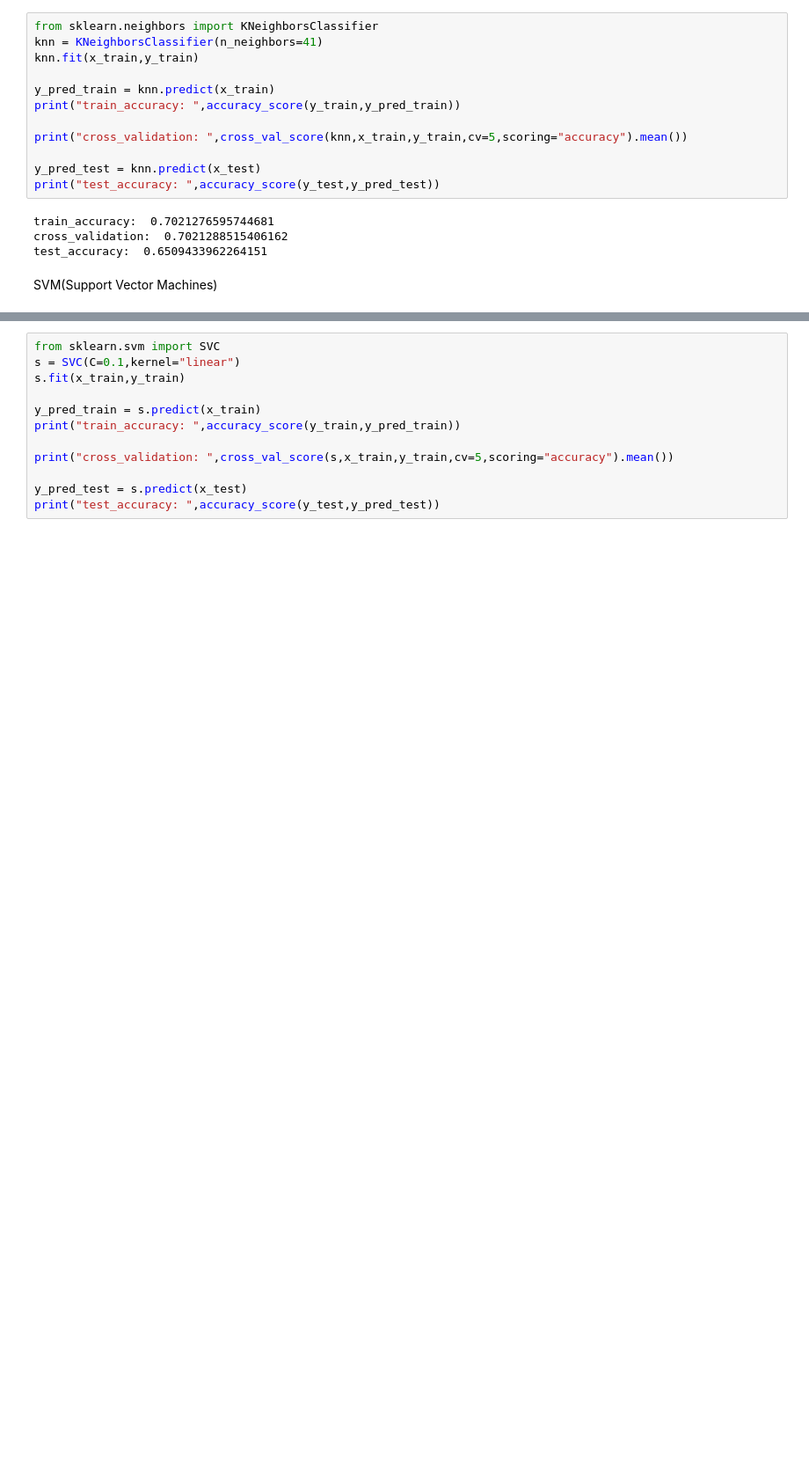
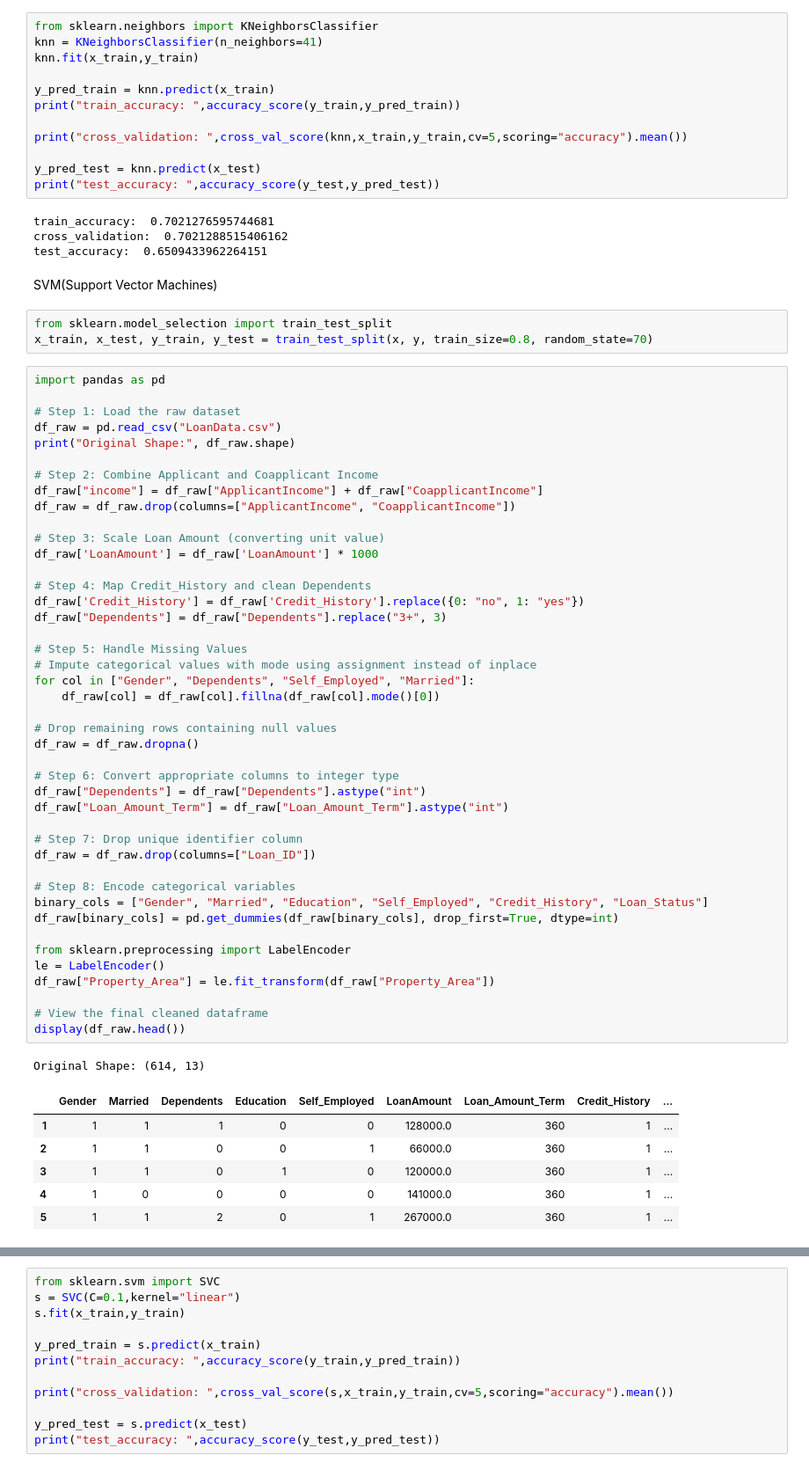
Before and after one commit to Shukti-cyber/ML, a Jupyter notebook: Loan_Eligibility_Status_Project.ipynb, the cells around one changed output, grey strips where cells are left out. Shown at 88% size. Cells and saved outputs as stored; diff of their text form; blank space fills up the shorter version.

```diff
--- a/Loan_Eligibility_Status_Project.ipynb
+++ b/Loan_Eligibility_Status_Project.ipynb
@@ -419,3 +419,57 @@ cross_validation:  0.7021288515406162
 test_accuracy:  0.6509433962264151
 # %% [markdown]
 SVM(Support Vector Machines)
+# %%
+from sklearn.model_selection import train_test_split
+x_train, x_test, y_train, y_test = train_test_split(x, y, train_size=0.8, random_state=70)
+# %%
+import pandas as pd
+
+# Step 1: Load the raw dataset
+df_raw = pd.read_csv("LoanData.csv")
+print("Original Shape:", df_raw.shape)
+
+# Step 2: Combine Applicant and Coapplicant Income
+df_raw["income"] = df_raw["ApplicantIncome"] + df_raw["CoapplicantIncome"]
+df_raw = df_raw.drop(columns=["ApplicantIncome", "CoapplicantIncome"])
+
+# Step 3: Scale Loan Amount (converting unit value)
+df_raw['LoanAmount'] = df_raw['LoanAmount'] * 1000
+
+# Step 4: Map Credit_History and clean Dependents
+df_raw['Credit_History'] = df_raw['Credit_History'].replace({0: "no", 1: "yes"})
+df_raw["Dependents"] = df_raw["Dependents"].replace("3+", 3)
+
+# Step 5: Handle Missing Values
+# Impute categorical values with mode using assignment instead of inplace
+for col in ["Gender", "Dependents", "Self_Employed", "Married"]:
+    df_raw[col] = df_raw[col].fillna(df_raw[col].mode()[0])
+
+# Drop remaining rows containing null values
+df_raw = df_raw.dropna()
+
+# Step 6: Convert appropriate columns to integer type
+df_raw["Dependents"] = df_raw["Dependents"].astype("int")
+df_raw["Loan_Amount_Term"] = df_raw["Loan_Amount_Term"].astype("int")
+
+# Step 7: Drop unique identifier column
+df_raw = df_raw.drop(columns=["Loan_ID"])
+
+# Step 8: Encode categorical variables
+binary_cols = ["Gender", "Married", "Education", "Self_Employed", "Credit_History", "Loan_Status"]
+df_raw[binary_cols] = pd.get_dummies(df_raw[binary_cols], drop_first=True, dtype=int)
+
+from sklearn.preprocessing import LabelEncoder
+le = LabelEncoder()
+df_raw["Property_Area"] = le.fit_transform(df_raw["Property_Area"])
+
+# View the final cleaned dataframe
+display(df_raw.head())
+# %% [output]
+Original Shape: (614, 13)
+|  | Gender | Married | Dependents | Education | Self_Employed | LoanAmount | Loan_Amount_Term | Credit_History | ... |
+| 1 | 1 | 1 | 1 | 0 | 0 | 128000.0 | 360 | 1 | ... |
+| 2 | 1 | 1 | 0 | 0 | 1 | 66000.0 | 360 | 1 | ... |
+| 3 | 1 | 1 | 0 | 1 | 0 | 120000.0 | 360 | 1 | ... |
+| 4 | 1 | 0 | 0 | 0 | 0 | 141000.0 | 360 | 1 | ... |
+| 5 | 1 | 1 | 2 | 0 | 1 | 267000.0 | 360 | 1 | ... |
```
Also changed, not shown: parts of 38 cells of this notebook.
